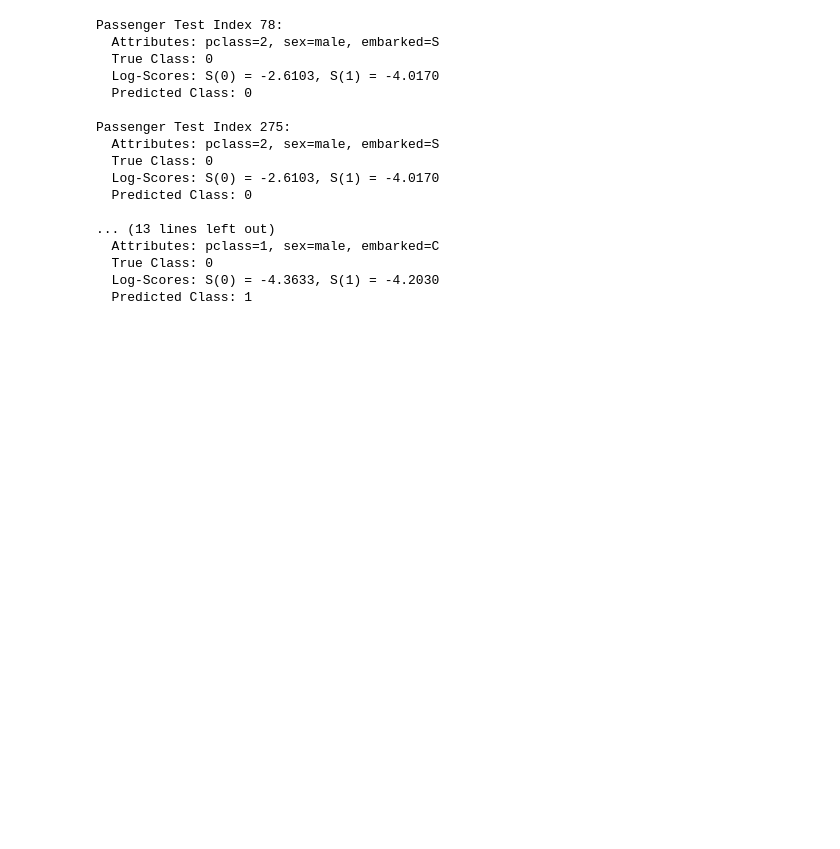
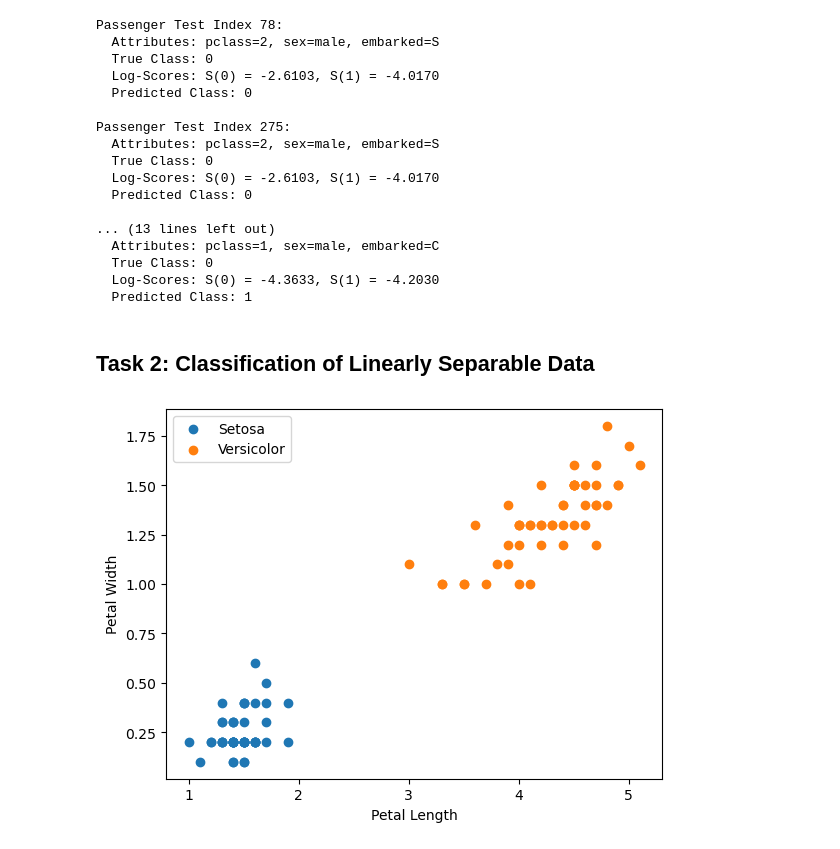
Before and after one commit to VirajBPatel22/DAU-MTech-Journey, a Jupyter notebook: sem 1/Machine Learning/Lab/lab 7/202611047_lab7.ipynb, the cells around one changed output. Drawn from its saved outputs; the diff is of its cells as text; code cells hidden in the pictures; blank space fills up the shorter version.

```diff
--- a/sem 1/Machine Learning/Lab/lab 7/202611047_lab7.ipynb
+++ b/sem 1/Machine Learning/Lab/lab 7/202611047_lab7.ipynb
@@ -169,3 +169,35 @@ Passenger Test Index 275:
   True Class: 0
   Log-Scores: S(0) = -4.3633, S(1) = -4.2030
   Predicted Class: 1
+# %% [markdown]
+## Task 2: Classification of Linearly Separable Data
+# %%
+import numpy as np
+import matplotlib.pyplot as plt
+from sklearn.datasets import load_iris
+from sklearn.model_selection import train_test_split
+from sklearn.metrics import accuracy_score
+
+iris = load_iris()
+X = iris.data
+y = iris.target
+
+mask = (y == 0) | (y == 1)
+X_t2 = X[mask][:, 2:]
+y_t2 = y[mask]
+
+plt.scatter(X_t2[y_t2 == 0][:, 0], X_t2[y_t2 == 0][:, 1], label='Setosa')
+plt.scatter(X_t2[y_t2 == 1][:, 0], X_t2[y_t2 == 1][:, 1], label='Versicolor')
+plt.xlabel('Petal Length')
+plt.ylabel('Petal Width')
+plt.legend()
+plt.show()
+
+X_train, X_test, y_train, y_test = train_test_split(X_t2, y_t2, test_size=0.3, stratify=y_t2, random_state=42)
+
+mu = X_train.mean(axis=0)
+std = X_train.std(axis=0)
+X_train = (X_train - mu) / std
+X_test = (X_test - mu) / std
+# %% [output]
+[figure, added]
```
Also changed, not shown: parts of 17 cells of this notebook, 11 other files.
